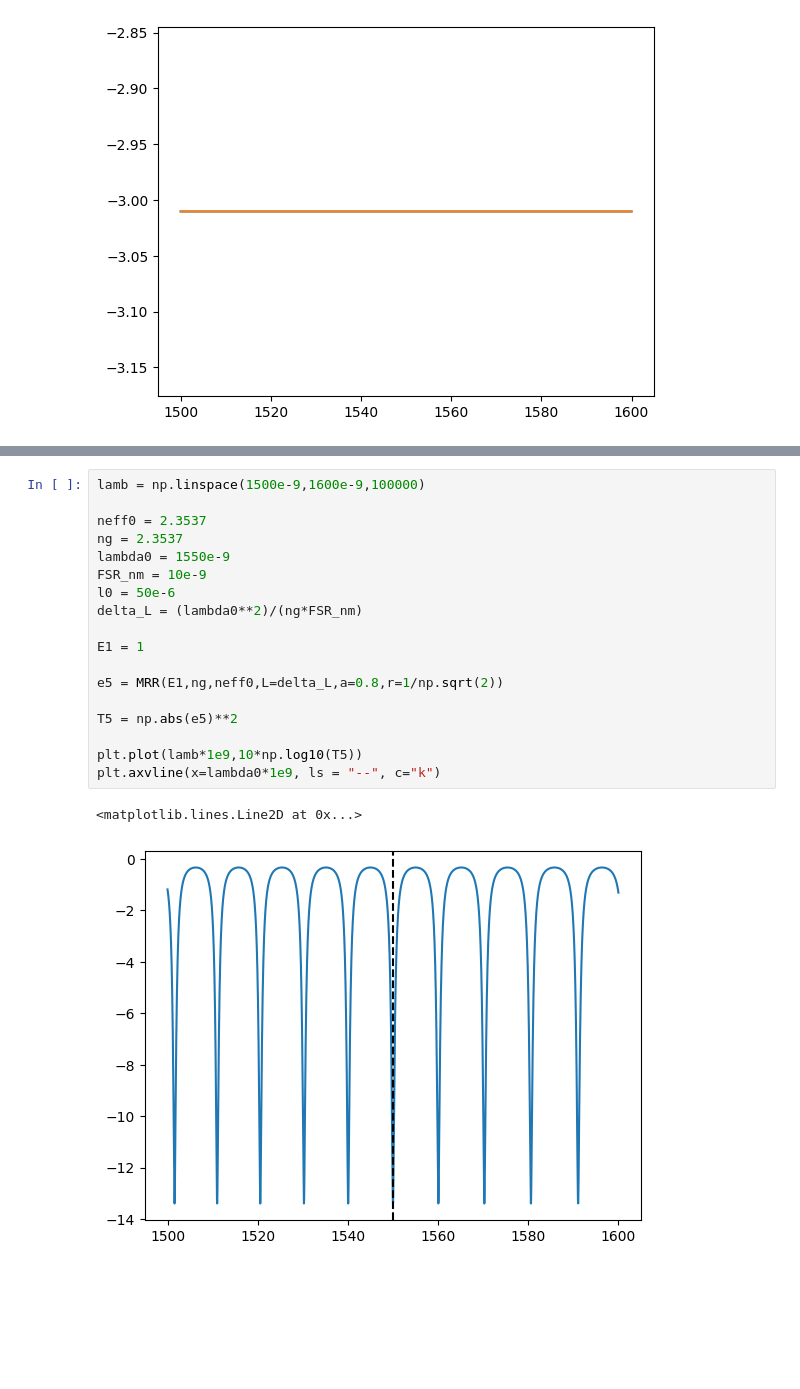
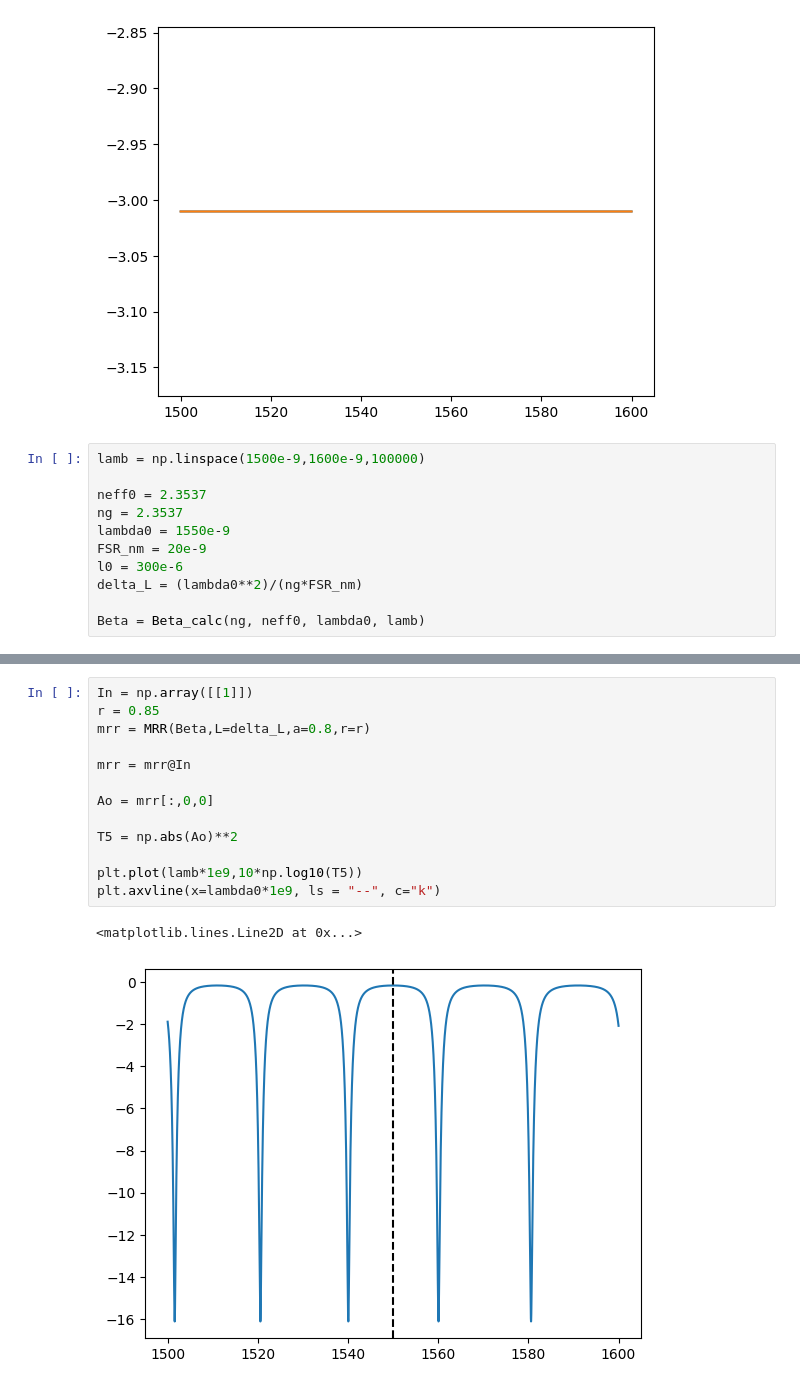
Before and after one commit to EriCand-Ss/TCC, a Jupyter notebook: Paper algorithm/calculation.ipynb, the cells around one changed output, grey strips where cells are left out. Drawn from its saved outputs; the diff is of its cells as text; blank space fills up the shorter version.

```diff
--- a/Paper algorithm/calculation.ipynb
+++ b/Paper algorithm/calculation.ipynb
@@ -666,3 +752,14 @@ plt.plot(lamb*1e9,10*np.log10(np.abs(T4)))
 # %% [output]
 [<matplotlib.lines.Line2D at 0x...>]
 [figure]
+# %%
+lamb = np.linspace(1500e-9,1600e-9,100000)
+
+neff0 = 2.3537
+ng = 2.3537
+lambda0 = 1550e-9
+FSR_nm = 20e-9
+l0 = 300e-6
+delta_L = (lambda0**2)/(ng*FSR_nm)
+
+Beta = Beta_calc(ng, neff0, lambda0, lamb)
@@ -698,21 +823,16 @@ plt.plot(lamb*1e9,10*np.log10(np.abs(T4)))
 # %%
-lamb = np.linspace(1500e-9,1600e-9,100000)
+In = np.array([[1]])
+r = 0.85
+mrr = MRR(Beta,L=delta_L,a=0.8,r=r)
 
-neff0 = 2.3537
-ng = 2.3537
-lambda0 = 1550e-9
-FSR_nm = 10e-9
-l0 = 50e-6
-delta_L = (lambda0**2)/(ng*FSR_nm)
+mrr = mrr@In
 
-E1 = 1
+Ao = mrr[:,0,0]
 
-e5 = MRR(E1,ng,neff0,L=delta_L,a=0.8,r=1/np.sqrt(2))
-
-T5 = np.abs(e5)**2
+T5 = np.abs(Ao)**2
 
 plt.plot(lamb*1e9,10*np.log10(T5))
 plt.axvline(x=lambda0*1e9, ls = "--", c="k")
 # %% [output]
 <matplotlib.lines.Line2D at 0x...>
-[figure, old version]
+[figure, new version]
```
Also changed, not shown: parts of 16 cells of this notebook.
